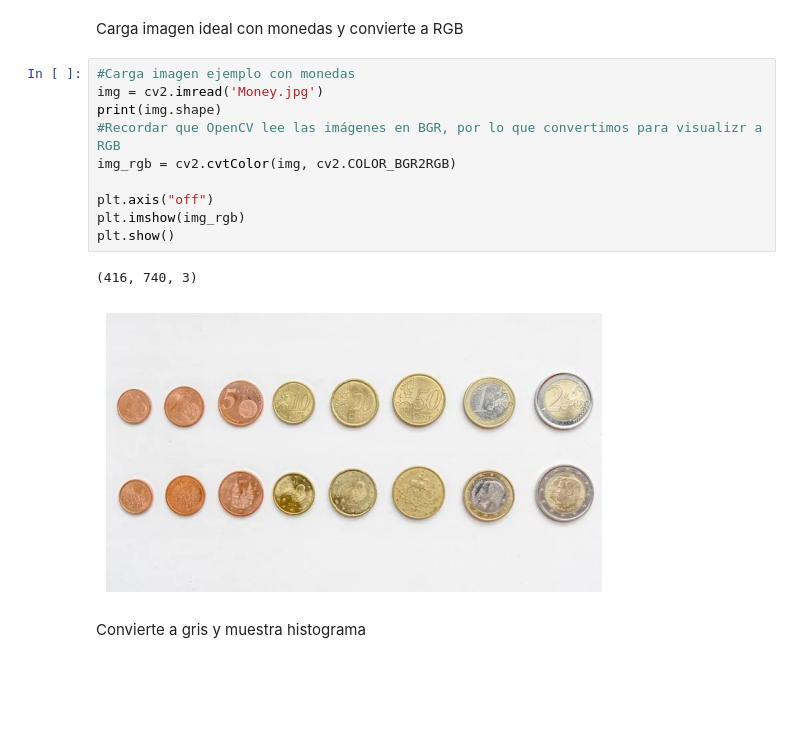
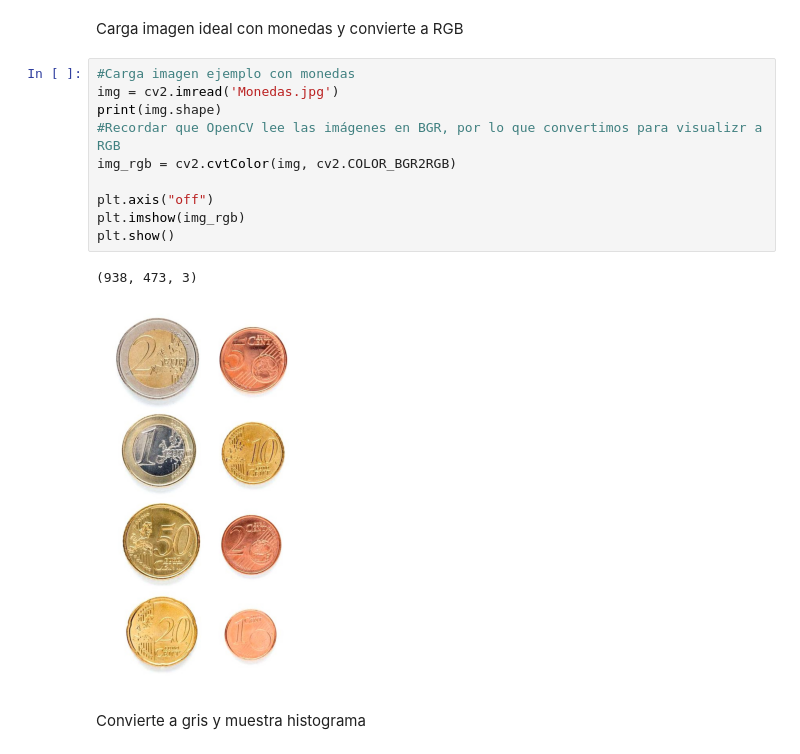
Before and after one commit to Putrici0/VC_P3, a Jupyter notebook: VC_P3.ipynb, the cells around one changed output. Saved outputs shown, nothing was run; the diff lists cells and outputs as text; blank space fills up the shorter version.

```diff
--- a/VC_P3.ipynb
+++ b/VC_P3.ipynb
@@ -9,17 +9,17 @@ import csv
 Carga imagen ideal con monedas y convierte a RGB
 # %%
 #Carga imagen ejemplo con monedas
-img = cv2.imread('Money.jpg')
+img = cv2.imread('Monedas.jpg')
 print(img.shape)
 #Recordar que OpenCV lee las imágenes en BGR, por lo que convertimos para visualizr a RGB
 img_rgb = cv2.cvtColor(img, cv2.COLOR_BGR2RGB)
 
 plt.axis("off")
 plt.imshow(img_rgb)
 plt.show()
 # %% [output]
-(416, 740, 3)
+(938, 473, 3)
-[figure, old version]
+[figure, new version]
 # %% [markdown]
 Convierte a gris y muestra histograma
 # %%
```
Also changed, not shown: parts of 10 cells of this notebook.
